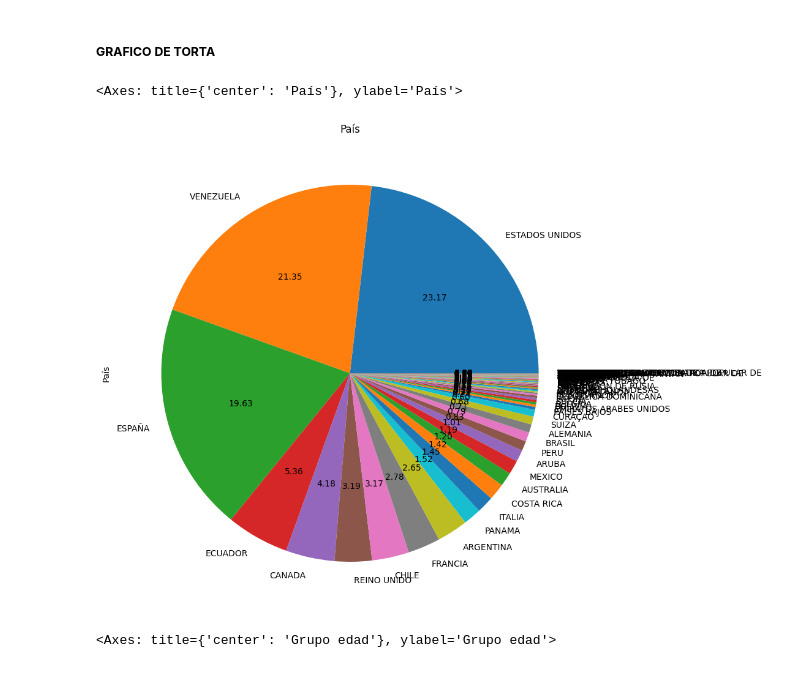
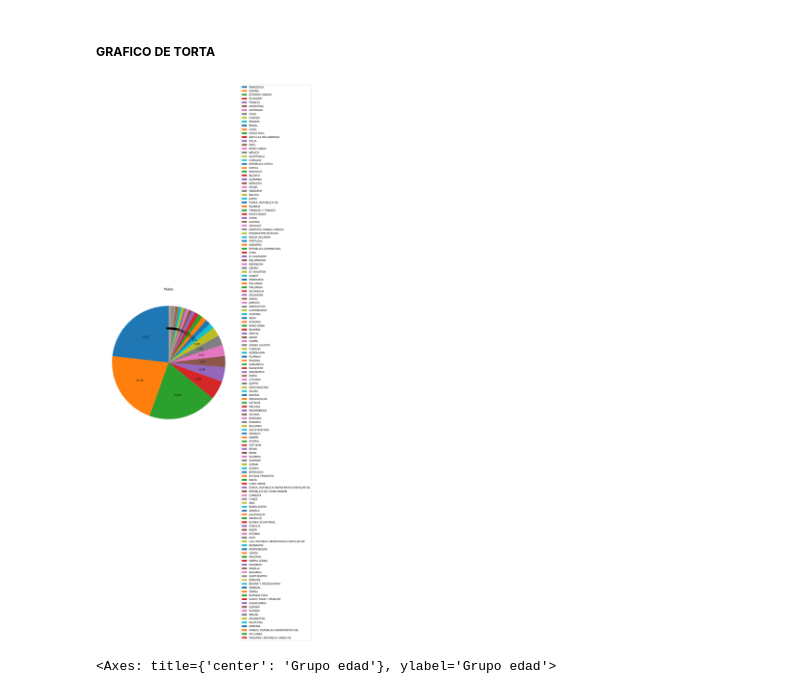
Before and after one commit to alexanderbeleno16/taller1_corte1_mi_20241, a Jupyter notebook: taller1_corte1_mi_20241.ipynb, the cells around one changed output. Drawn from its saved outputs; the diff is of its cells as text; code cells hidden in the pictures.

```diff
--- a/taller1_corte1_mi_20241.ipynb
+++ b/taller1_corte1_mi_20241.ipynb
@@ -344,11 +344,20 @@ print("\n GRAFICO DE BARRAS (Género): \n", data_frame["Género"].value_counts()
 [figure]
 # %% [markdown]
 ##### **GRAFICO DE TORTA**
-# %%
-data_frame["País"].value_counts().plot(kind="pie",autopct="%.2f", figsize=(12,10), title= "País" )
-# %% [output]
-<Axes: title={'center': 'País'}, ylabel='País'>
-[figure, removed]
+# %%
+# data_frame["País"].value_counts().plot(kind="pie",autopct="%.2f", figsize=(12,10), title= "País" )
+
+# Crear el gráfico circular
+plt.figure(figsize=(12, 10))
+plt.pie(data_frame["País"].value_counts(), labels=None, autopct="%.2f", startangle=90)
+
+# Añadir las etiquetas de los países
+plt.legend(data_frame['País'].unique(), loc="center left", bbox_to_anchor=(1, 0.5))
+
+plt.title('Países')
+plt.show()
+# %% [output]
+[figure, added]
 # %%
 data_frame["Grupo edad"].value_counts().plot(kind="pie",autopct="%.2f", figsize=(12,10), title="Grupo edad" )
 # %% [output]
```
